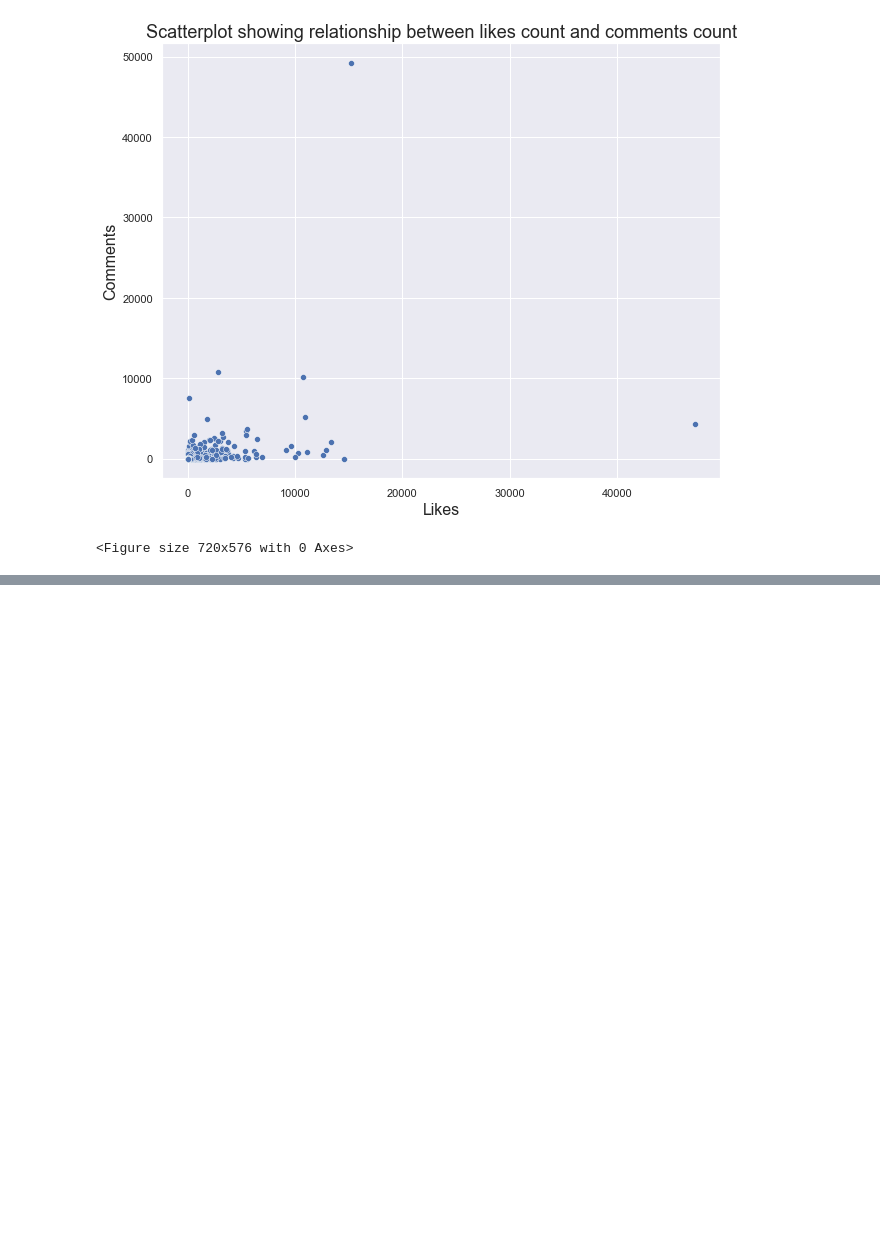
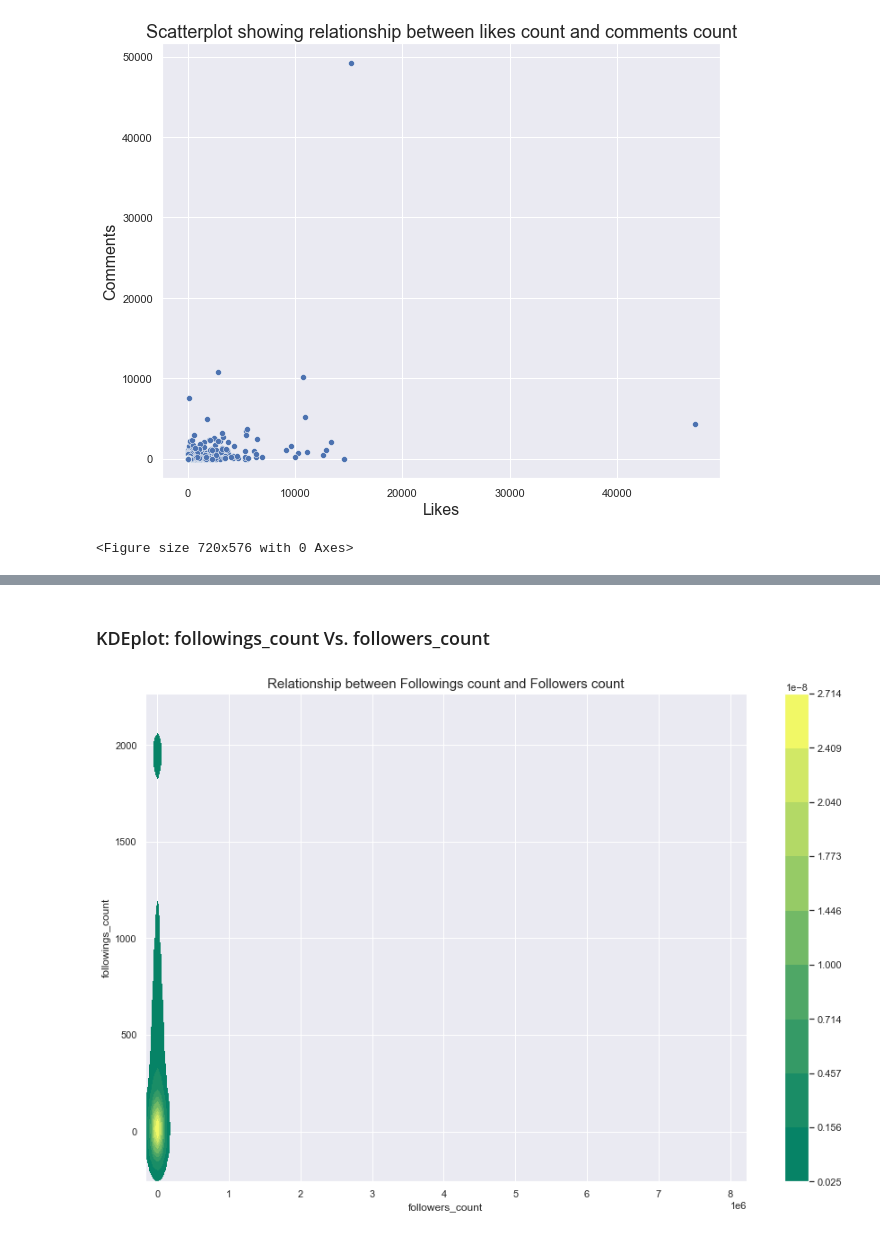
Before and after one commit to machung2001/SoundCloud, a Jupyter notebook: src/users_plotCharts.ipynb, the cells around one changed output, grey strips where cells are left out. Drawn from its saved outputs; the diff is of its cells as text; code cells hidden in the pictures; blank space fills up the shorter version.

```diff
--- a/src/users_plotCharts.ipynb
+++ b/src/users_plotCharts.ipynb
@@ -78,0 +87,8 @@ plt.clf()
+# %% [markdown]
+### KDEplot: followings_count Vs. followers_count
+# %%
+sns.set(rc={'figure.figsize':(15,10)})
+ax = sns.kdeplot(data=df,x = 'followers_count',y = 'followings_count',color='blue', shade=True,cmap="summer",cbar=True)
+ax.set_title("Relationship between Followings count and Followers count",size = 15);
+# %% [output]
+[figure, added]
```
Also changed, not shown: parts of 2 cells of this notebook.
